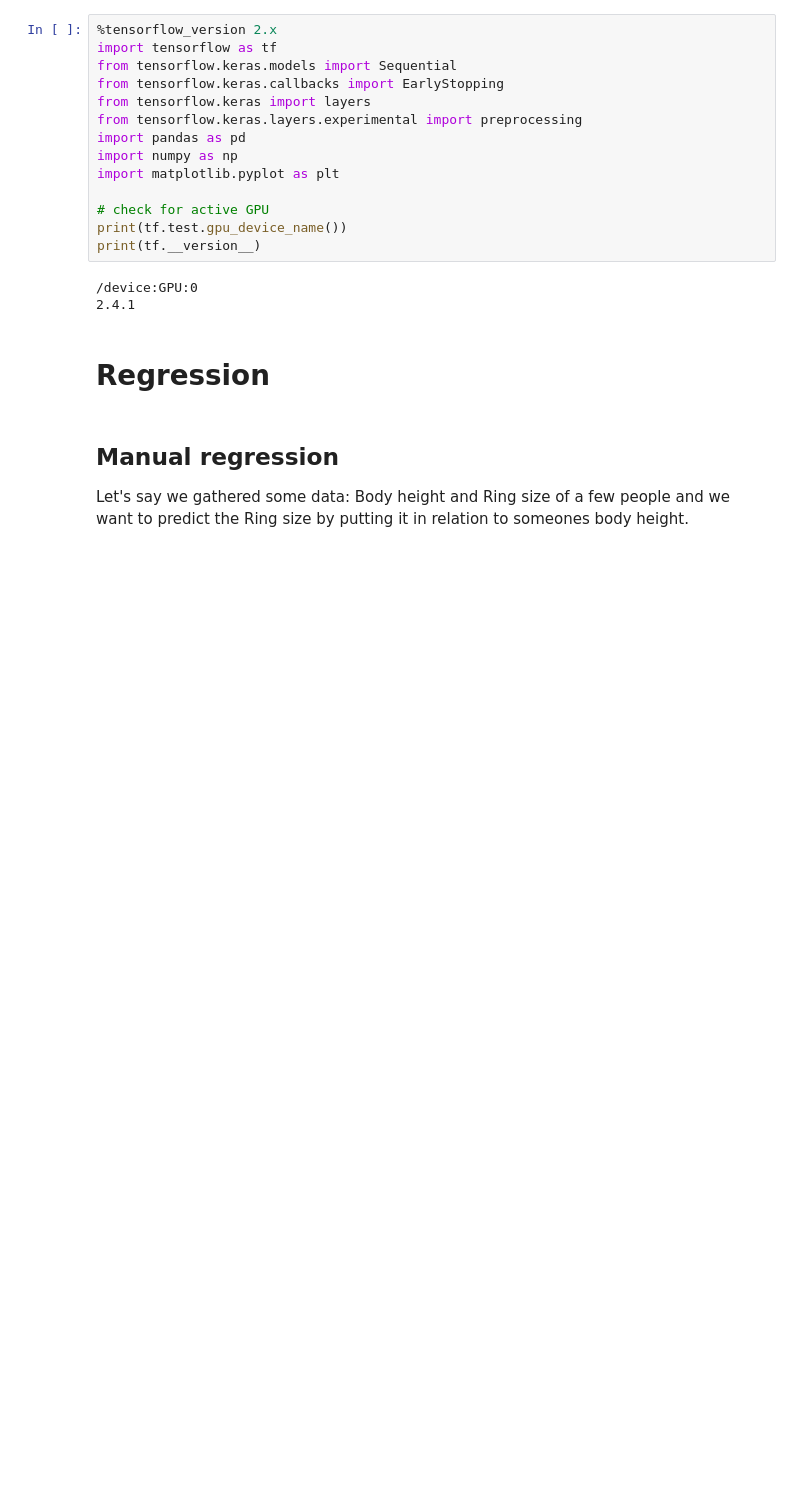
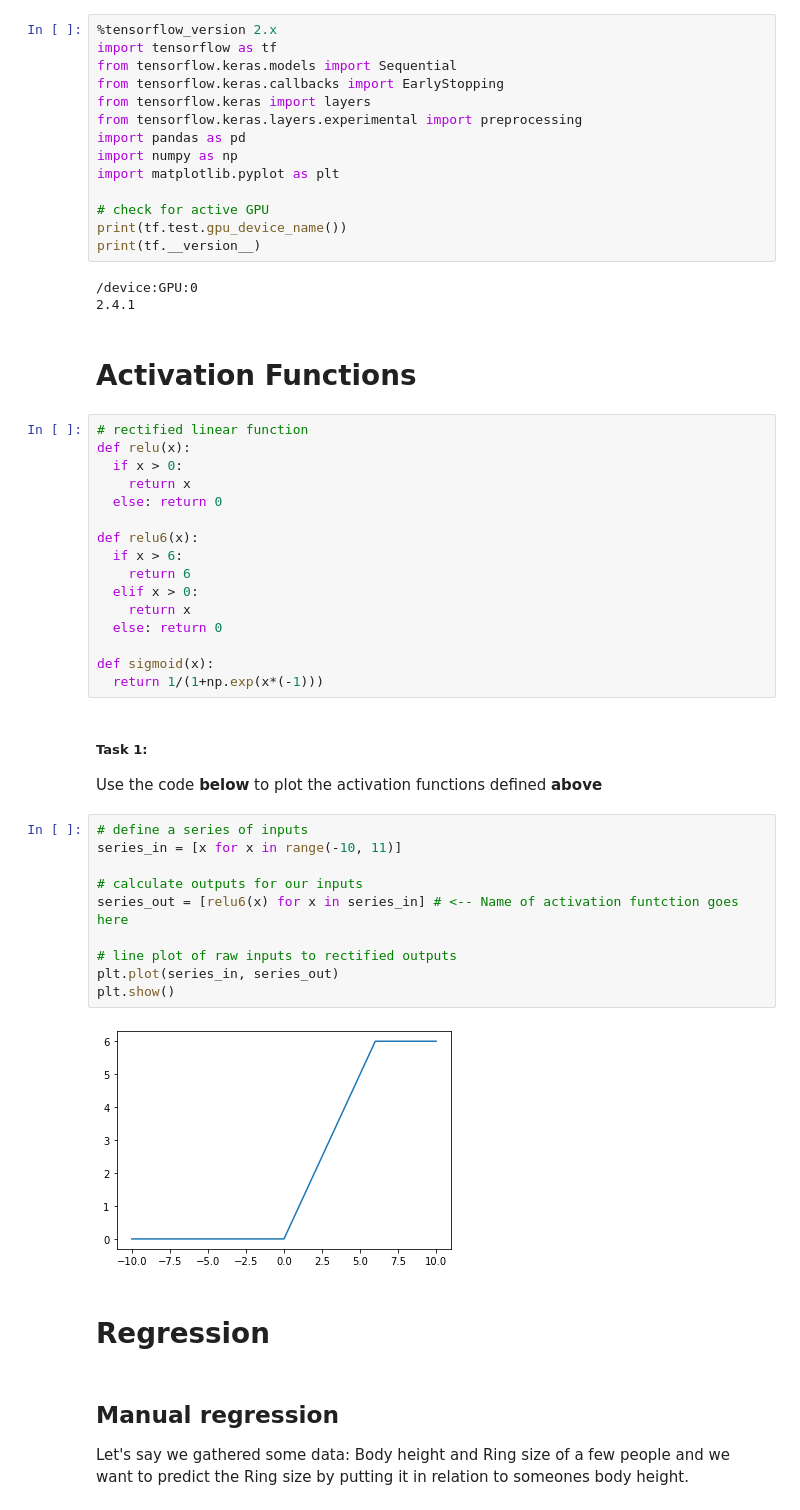
Before and after one commit to thefenriswolf/FutureLab, a Jupyter notebook: FutureLab.ipynb, the cells around one changed output. Saved outputs shown, nothing was run; the diff lists cells and outputs as text; blank space fills up the shorter version.

Commit message:
add activation function plot && add task

```diff
--- a/FutureLab.ipynb
+++ b/FutureLab.ipynb
@@ -23,6 +23,39 @@ print(tf.__version__)
 # %% [output]
 /device:GPU:0
 2.4.1
+# %% [markdown]
+# Activation Functions
+# %%
+# rectified linear function
+def relu(x):
+  if x > 0:
+    return x
+  else: return 0
+
+def relu6(x):
+  if x > 6:
+    return 6
+  elif x > 0:
+    return x
+  else: return 0
+
+def sigmoid(x):
+  return 1/(1+np.exp(x*(-1)))
+# %% [markdown]
+##### Task 1:
+Use the code **below** to plot the activation functions defined **above**
+# %%
+# define a series of inputs
+series_in = [x for x in range(-10, 11)]
+
+# calculate outputs for our inputs
+series_out = [relu6(x) for x in series_in] # <-- Name of activation funtction goes here
+
+# line plot of raw inputs to rectified outputs
+plt.plot(series_in, series_out)
+plt.show()
+# %% [output]
+[figure, added]
 # %% [markdown]
 # Regression
 # %% [markdown]
```
Also changed, not shown: parts of 2 cells of this notebook.
